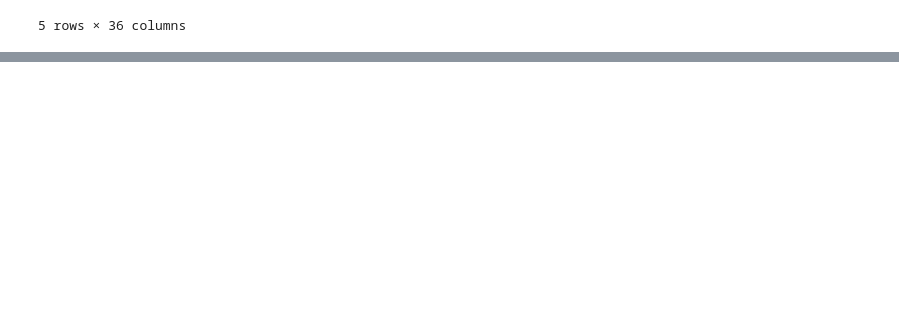
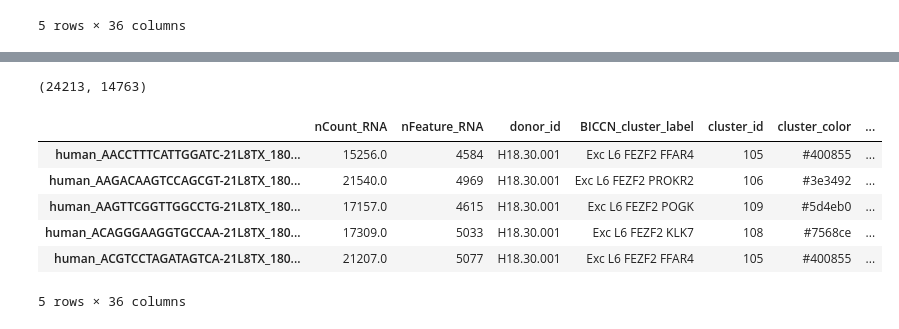
Before and after one commit to hkir-dev/h5ad-annotation, a Jupyter notebook: BDSO-multi-species-correlation.ipynb, the cells around one changed output, grey strips where cells are left out. Saved outputs shown, nothing was run; the diff lists cells and outputs as text; code cells hidden in the pictures; blank space fills up the shorter version.

```diff
--- a/BDSO-multi-species-correlation.ipynb
+++ b/BDSO-multi-species-correlation.ipynb
@@ -469,0 +470,3 @@ ann_data_non_neuron.obs.head(5)
+# %%
+original_cl_classes = joined_obs.cell_type_ontology_term_id.unique().tolist()
+joined_obs.cell_type.unique().tolist()
@@ -469,0 +520,5 @@ ann_data_non_neuron.obs.head(5)
+# %%
+obs = ann_data_excitory.obs
+ann_data_excitory.shape
+# %% [output]
+(24213, 14763)
@@ -469,0 +530,11 @@ ann_data_non_neuron.obs.head(5)
+# %%
+wrong_alignments = obs[obs.apply(lambda row: wrong_mapping(row), axis=1)]
+wrong_alignments.head(5)
+# %% [output]
+|  | nCount_RNA | nFeature_RNA | donor_id | BICCN_cluster_label | cluster_id | cluster_color | ... |
+| human_AACCTTTCATTGGATC-21L8TX_180... | 15256.0 | 4584 | H18.30.001 | Exc L6 FEZF2 FFAR4 | 105 | #400855 | ... |
+| human_AAGACAAGTCCAGCGT-21L8TX_180... | 21540.0 | 4969 | H18.30.001 | Exc L6 FEZF2 PROKR2 | 106 | #3e3492 | ... |
+| human_AAGTTCGGTTGGCCTG-21L8TX_180... | 17157.0 | 4615 | H18.30.001 | Exc L6 FEZF2 POGK | 109 | #5d4eb0 | ... |
+| human_ACAGGGAAGGTGCCAA-21L8TX_180... | 17309.0 | 5033 | H18.30.001 | Exc L6 FEZF2 KLK7 | 108 | #7568ce | ... |
+| human_ACGTCCTAGATAGTCA-21L8TX_180... | 21207.0 | 5077 | H18.30.001 | Exc L6 FEZF2 FFAR4 | 105 | #400855 | ... |
+5 rows × 36 columns
```
Also changed, not shown: parts of 10 cells of this notebook.
